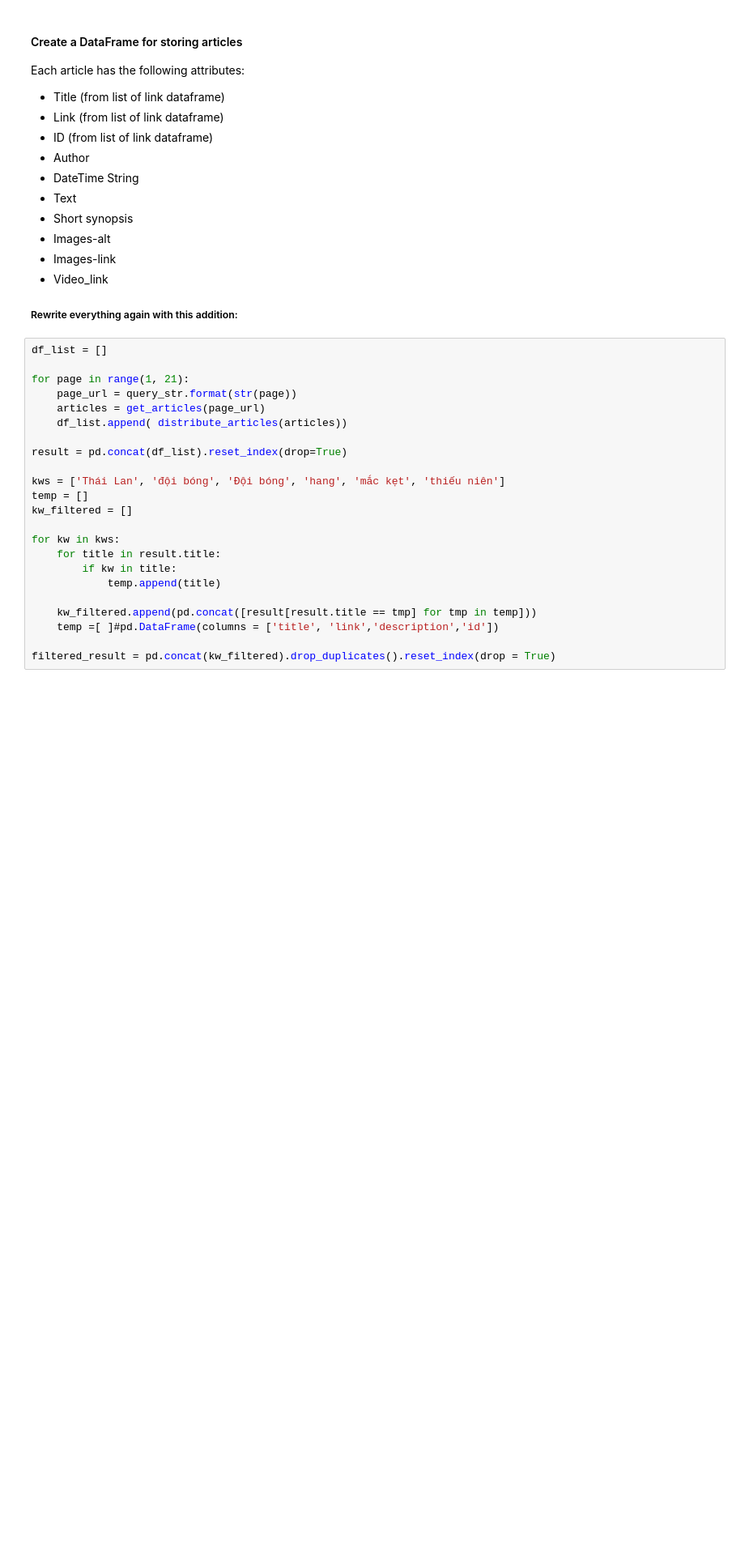
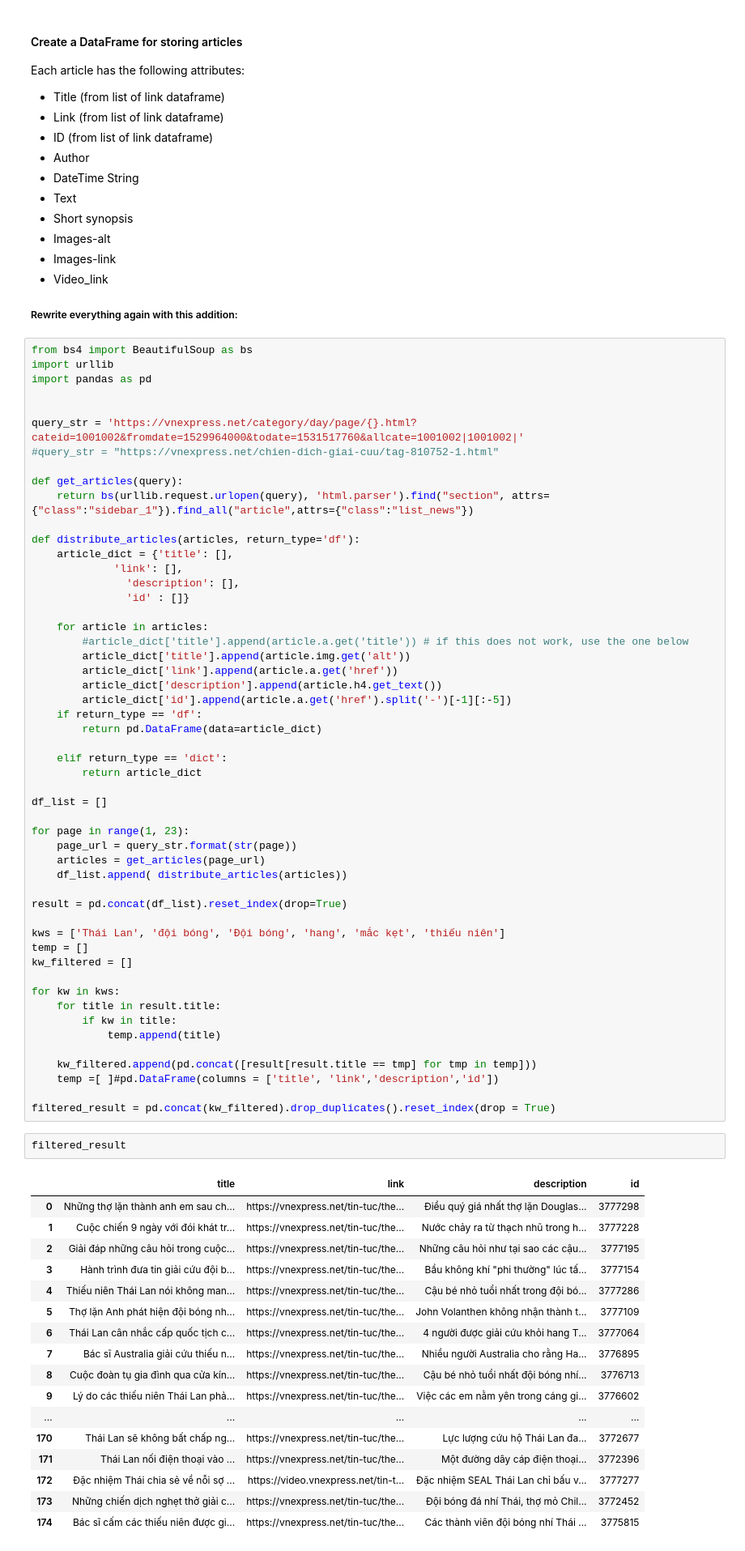
Before and after one commit to Ihsara/rescue_tl_vnexpress, a Jupyter notebook: bs4 get text.ipynb, the cells around one changed output. Shown at 81% size. Cells and saved outputs as stored; diff of their text form; blank space fills up the shorter version.

Commit message:
Add class handling generating articles database

```diff
--- a/bs4 get text.ipynb
+++ b/bs4 get text.ipynb
@@ -224,9 +313,38 @@ Each article has the following attributes:
 
 ##### Rewrite everything again with this addition:
 # %%
+from bs4 import BeautifulSoup as bs
+import urllib
+import pandas as pd
+
+
+query_str = 'https://vnexpress.net/category/day/page/{}.html?cateid=1001002&fromdate=1529964000&todate=1531517760&allcate=1001002|1001002|'
+#query_str = "https://vnexpress.net/chien-dich-giai-cuu/tag-810752-1.html"
+
+def get_articles(query):
+    return bs(urllib.request.urlopen(query), 'html.parser').find("section", attrs={"class":"sidebar_1"}).find_all("article",attrs={"class":"list_news"})
+
+def distribute_articles(articles, return_type='df'):
+    article_dict = {'title': [],
+             'link': [],
+               'description': [],
+               'id' : []}
+
+    for article in articles:
+        #article_dict['title'].append(article.a.get('title')) # if this does not work, use the one below
+        article_dict['title'].append(article.img.get('alt'))
+        article_dict['link'].append(article.a.get('href'))
+        article_dict['description'].append(article.h4.get_text())
+        article_dict['id'].append(article.a.get('href').split('-')[-1][:-5])
+    if return_type == 'df':
+        return pd.DataFrame(data=article_dict)
+
+    elif return_type == 'dict':
+        return article_dict
+
 df_list = []
 
-for page in range(1, 21):
+for page in range(1, 23):
     page_url = query_str.format(str(page))
     articles = get_articles(page_url)
     df_list.append( distribute_articles(articles))
@@ -246,3 +364,23 @@ for kw in kws:
     temp =[ ]#pd.DataFrame(columns = ['title', 'link','description','id'])
 
 filtered_result = pd.concat(kw_filtered).drop_duplicates().reset_index(drop = True)
+# %%
+filtered_result
+# %% [output]
+|  | title | link | description | id |
+| 0 | Những thợ lặn thành anh em sau ch... | https://vnexpress.net/tin-tuc/the... | Điều quý giá nhất thợ lặn Douglas... | 3777298 |
+| 1 | Cuộc chiến 9 ngày với đói khát tr... | https://vnexpress.net/tin-tuc/the... | Nước chảy ra từ thạch nhũ trong h... | 3777228 |
+| 2 | Giải đáp những câu hỏi trong cuộc... | https://vnexpress.net/tin-tuc/the... | Những câu hỏi như tại sao các cậu... | 3777195 |
+| 3 | Hành trình đưa tin giải cứu đội b... | https://vnexpress.net/tin-tuc/the... | Bầu không khí "phi thường" lúc tấ... | 3777154 |
+| 4 | Thiếu niên Thái Lan nói không man... | https://vnexpress.net/tin-tuc/the... | Cậu bé nhỏ tuổi nhất trong đội bó... | 3777286 |
+| 5 | Thợ lặn Anh phát hiện đội bóng nh... | https://vnexpress.net/tin-tuc/the... | John Volanthen không nhận thành t... | 3777109 |
+| 6 | Thái Lan cân nhắc cấp quốc tịch c... | https://vnexpress.net/tin-tuc/the... | 4 người được giải cứu khỏi hang T... | 3777064 |
+| 7 | Bác sĩ Australia giải cứu thiếu n... | https://vnexpress.net/tin-tuc/the... | Nhiều người Australia cho rằng Ha... | 3776895 |
+| 8 | Cuộc đoàn tụ gia đình qua cửa kín... | https://vnexpress.net/tin-tuc/the... | Cậu bé nhỏ tuổi nhất đội bóng nhí... | 3776713 |
+| 9 | Lý do các thiếu niên Thái Lan phả... | https://vnexpress.net/tin-tuc/the... | Việc các em nằm yên trong cáng gi... | 3776602 |
+| ... | ... | ... | ... | ... |
+| 170 | Thái Lan sẽ không bất chấp ng... | https://vnexpress.net/tin-tuc/the... | Lực lượng cứu hộ Thái Lan đa... | 3772677 |
+| 171 | Thái Lan nối điện thoại vào ... | https://vnexpress.net/tin-tuc/the... | Một đường dây cáp điện thoại... | 3772396 |
+| 172 | Đặc nhiệm Thái chia sẻ về nỗi sợ ... | https://video.vnexpress.net/tin-t... | Đặc nhiệm SEAL Thái Lan chỉ bấu v... | 3777277 |
+| 173 | Những chiến dịch nghẹt thở giải c... | https://vnexpress.net/tin-tuc/the... | Đội bóng đá nhí Thái, thợ mỏ Chil... | 3772452 |
+| 174 | Bác sĩ cấm các thiếu niên được gi... | https://vnexpress.net/tin-tuc/the... | Các thành viên đội bóng nhí Thái ... | 3775815 |
```
Also changed, not shown: parts of 7 cells of this notebook.
